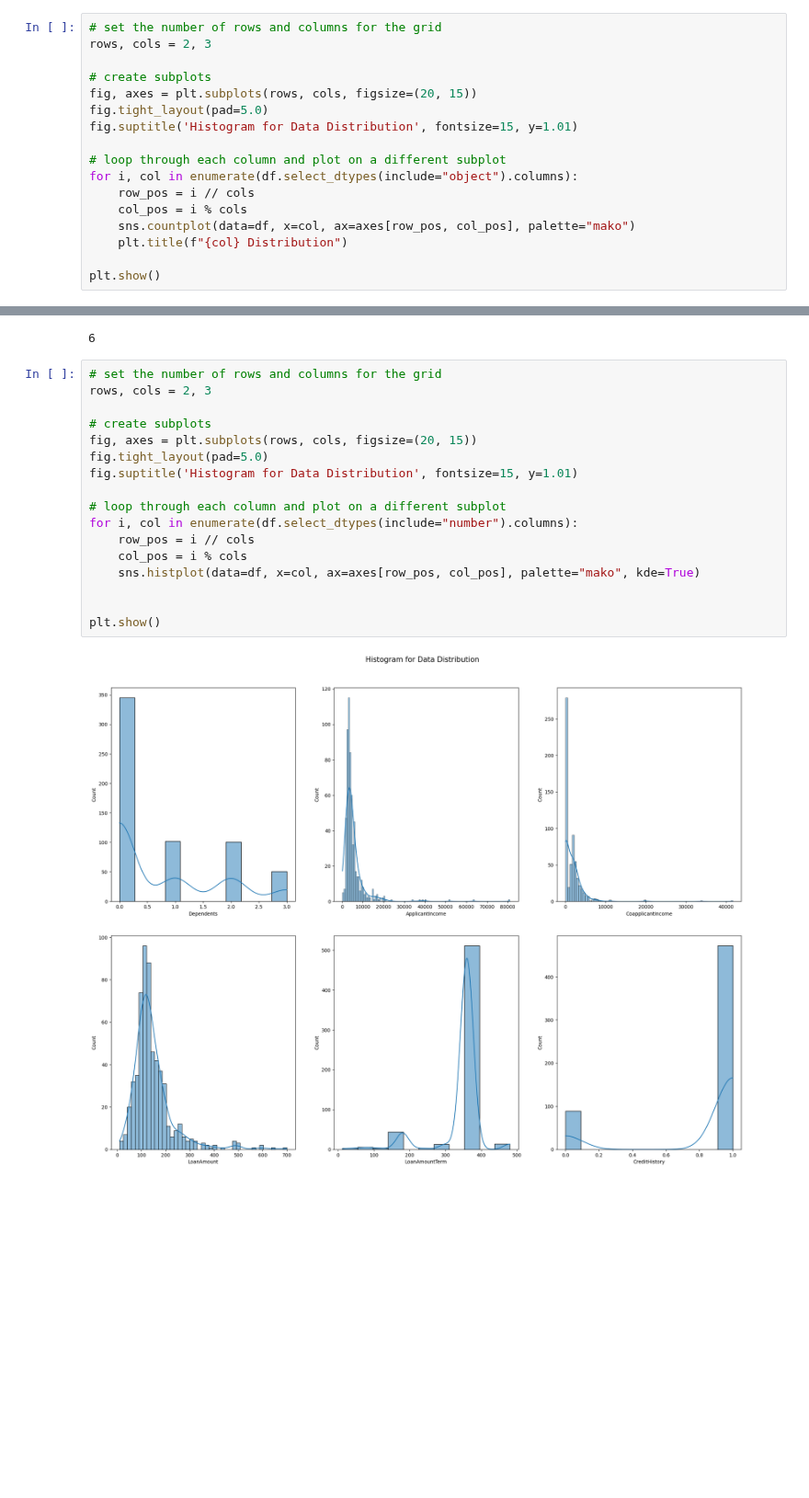
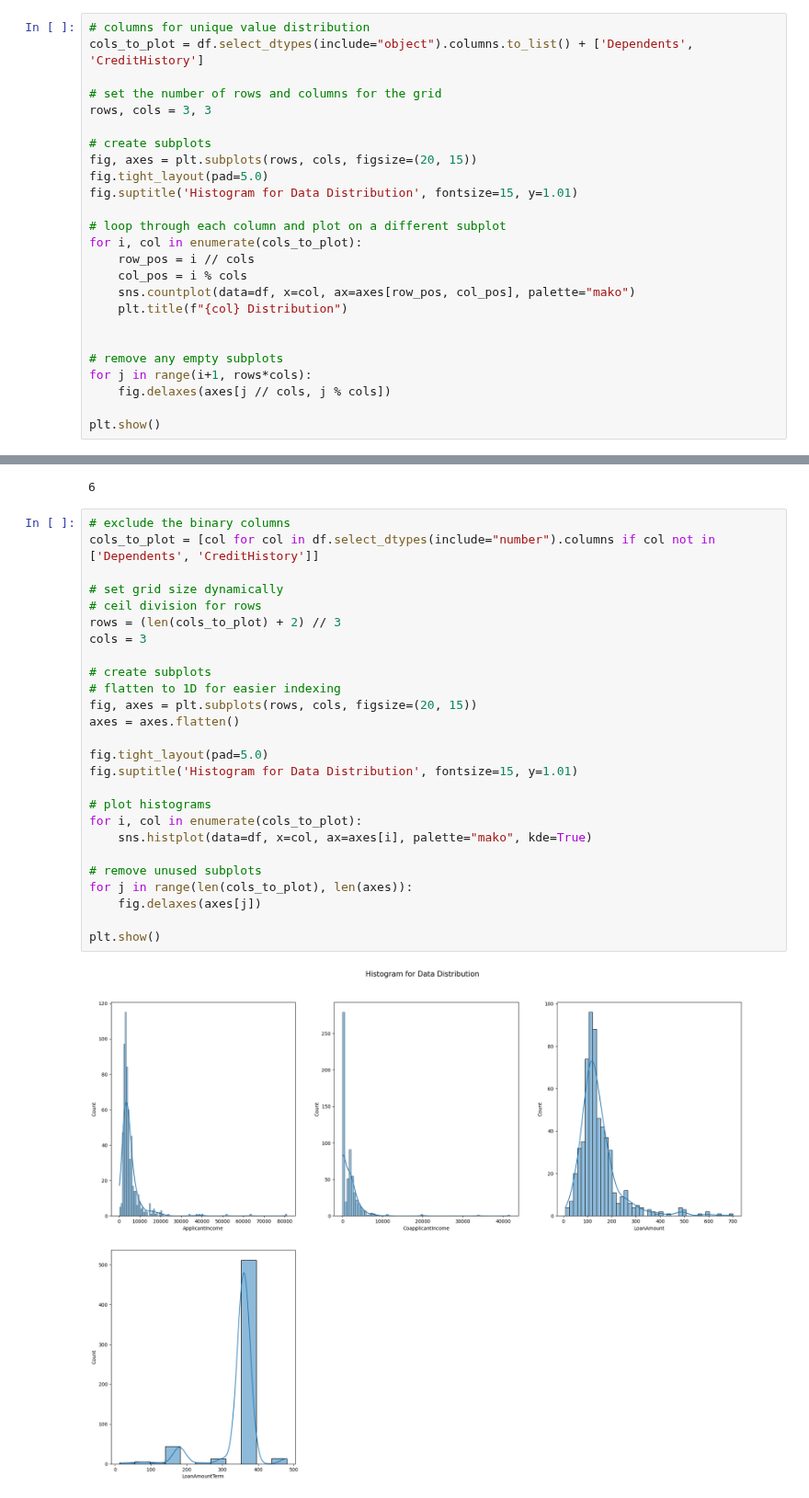
Before and after one commit to tshihab07/Intelligent-Loan-Approval-Prediction-System, a Jupyter notebook: notebookes/preprocessing.ipynb, the cells around one changed output, grey strips where cells are left out. Shown at 92% size. Saved outputs shown, nothing was run; the diff lists cells and outputs as text; blank space fills up the shorter version.

```diff
--- a/notebookes/preprocessing.ipynb
+++ b/notebookes/preprocessing.ipynb
@@ -184,8 +188,11 @@ len(df.select_dtypes(include='object').columns)
 # %% [output]
 6
 # %%
+# columns for unique value distribution
+cols_to_plot = df.select_dtypes(include="object").columns.to_list() + ['Dependents', 'CreditHistory']
+
 # set the number of rows and columns for the grid
-rows, cols = 2, 3
+rows, cols = 3, 3
 
 # create subplots
 fig, axes = plt.subplots(rows, cols, figsize=(20, 15))
@@ -193,11 +200,16 @@ fig.tight_layout(pad=5.0)
 fig.suptitle('Histogram for Data Distribution', fontsize=15, y=1.01)
 
 # loop through each column and plot on a different subplot
-for i, col in enumerate(df.select_dtypes(include="object").columns):
+for i, col in enumerate(cols_to_plot):
     row_pos = i // cols
     col_pos = i % cols
     sns.countplot(data=df, x=col, ax=axes[row_pos, col_pos], palette="mako")
     plt.title(f"{col} Distribution")
 
+
+# remove any empty subplots
+for j in range(i+1, rows*cols):
+    fig.delaxes(axes[j // cols, j % cols])
+
 plt.show()
 # %% [output]
@@ -304,24 +316,33 @@ len(df.select_dtypes(include='number').columns)
 # %% [output]
 6
 # %%
-# set the number of rows and columns for the grid
-rows, cols = 2, 3
+# exclude the binary columns
+cols_to_plot = [col for col in df.select_dtypes(include="number").columns if col not in ['Dependents', 'CreditHistory']]
+
+# set grid size dynamically
+# ceil division for rows
+rows = (len(cols_to_plot) + 2) // 3
+cols = 3
 
 # create subplots
+# flatten to 1D for easier indexing
 fig, axes = plt.subplots(rows, cols, figsize=(20, 15))
+axes = axes.flatten()
+
 fig.tight_layout(pad=5.0)
 fig.suptitle('Histogram for Data Distribution', fontsize=15, y=1.01)
 
-# loop through each column and plot on a different subplot
-for i, col in enumerate(df.select_dtypes(include="number").columns):
-    row_pos = i // cols
-    col_pos = i % cols
-    sns.histplot(data=df, x=col, ax=axes[row_pos, col_pos], palette="mako", kde=True)
+# plot histograms
+for i, col in enumerate(cols_to_plot):
+    sns.histplot(data=df, x=col, ax=axes[i], palette="mako", kde=True)
 
+# remove unused subplots
+for j in range(len(cols_to_plot), len(axes)):
+    fig.delaxes(axes[j])
 
 plt.show()
 # %% [output]
-[figure, old version]
+[figure, new version]
 # %% [markdown]
 **Analysis of Histogram**
 
```
Also changed, not shown: parts of 6 cells of this notebook.
